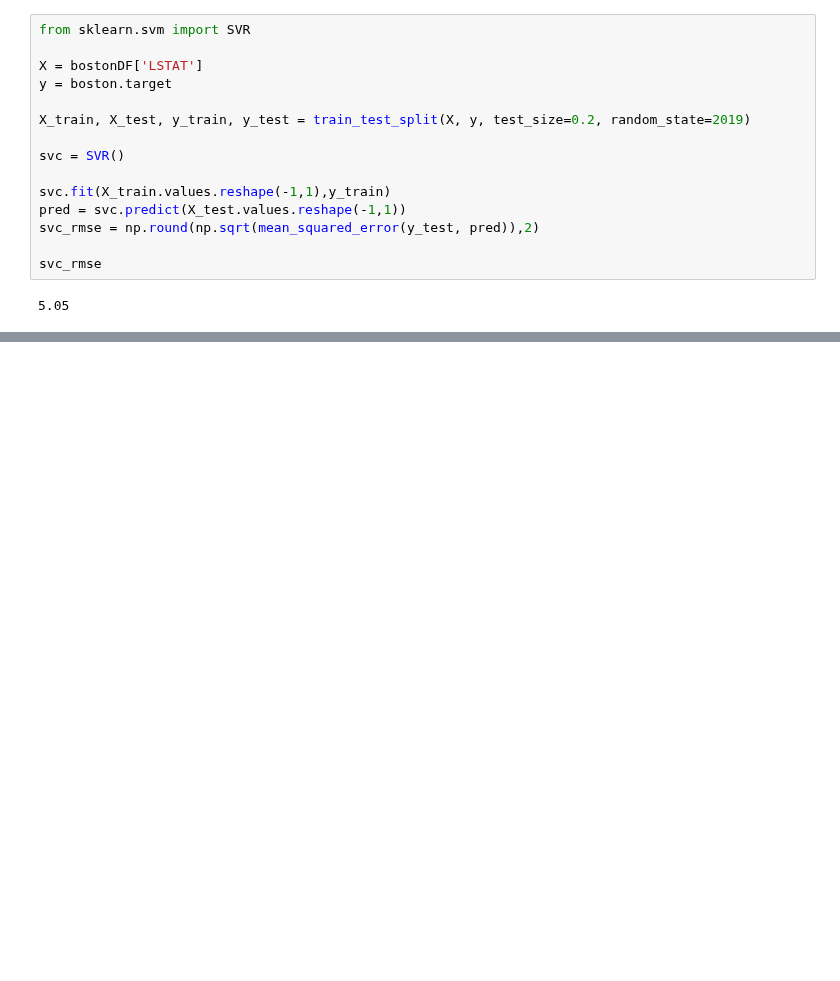
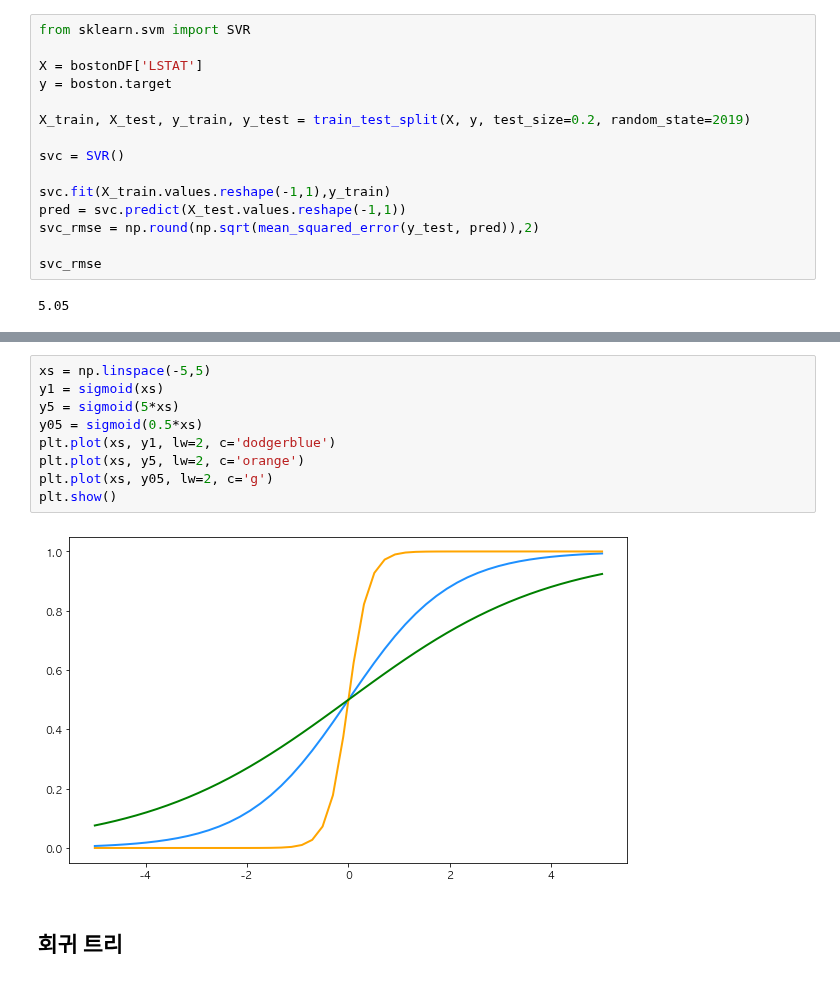
Before and after one commit to JungRyung/AI_class, a Jupyter notebook: Machine-Learning/ch05_regression.ipynb, the cells around one changed output, grey strips where cells are left out. Saved outputs shown, nothing was run; the diff lists cells and outputs as text; blank space fills up the shorter version.

```diff
--- a/Machine-Learning/ch05_regression.ipynb
+++ b/Machine-Learning/ch05_regression.ipynb
@@ -363,0 +546,13 @@ svc_rmse
+# %%
+xs = np.linspace(-5,5)
+y1 = sigmoid(xs)
+y5 = sigmoid(5*xs)
+y05 = sigmoid(0.5*xs)
+plt.plot(xs, y1, lw=2, c='dodgerblue')
+plt.plot(xs, y5, lw=2, c='orange')
+plt.plot(xs, y05, lw=2, c='g')
+plt.show()
+# %% [output]
+[figure, added]
+# %% [markdown]
+## 회귀 트리
```
Also changed, not shown: parts of 25 cells of this notebook.
